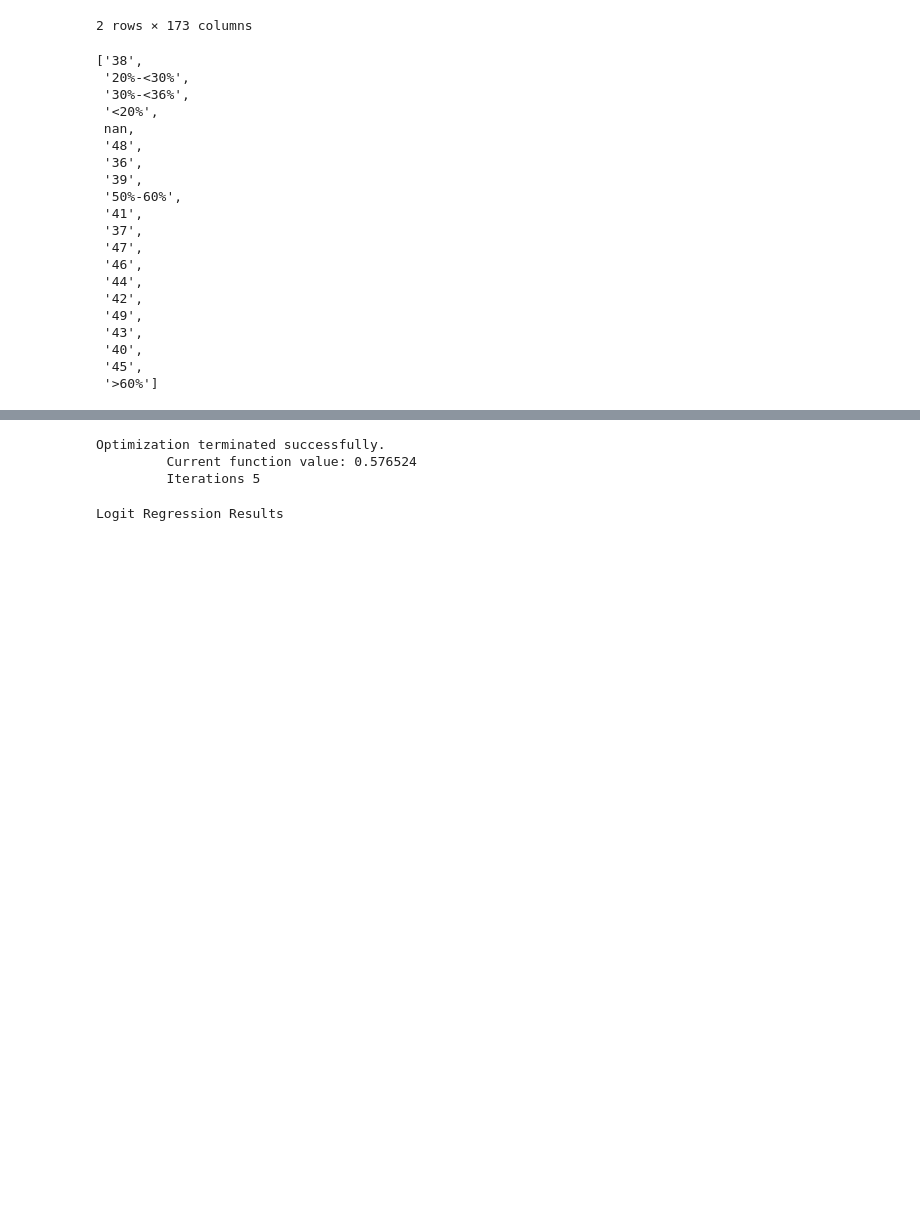
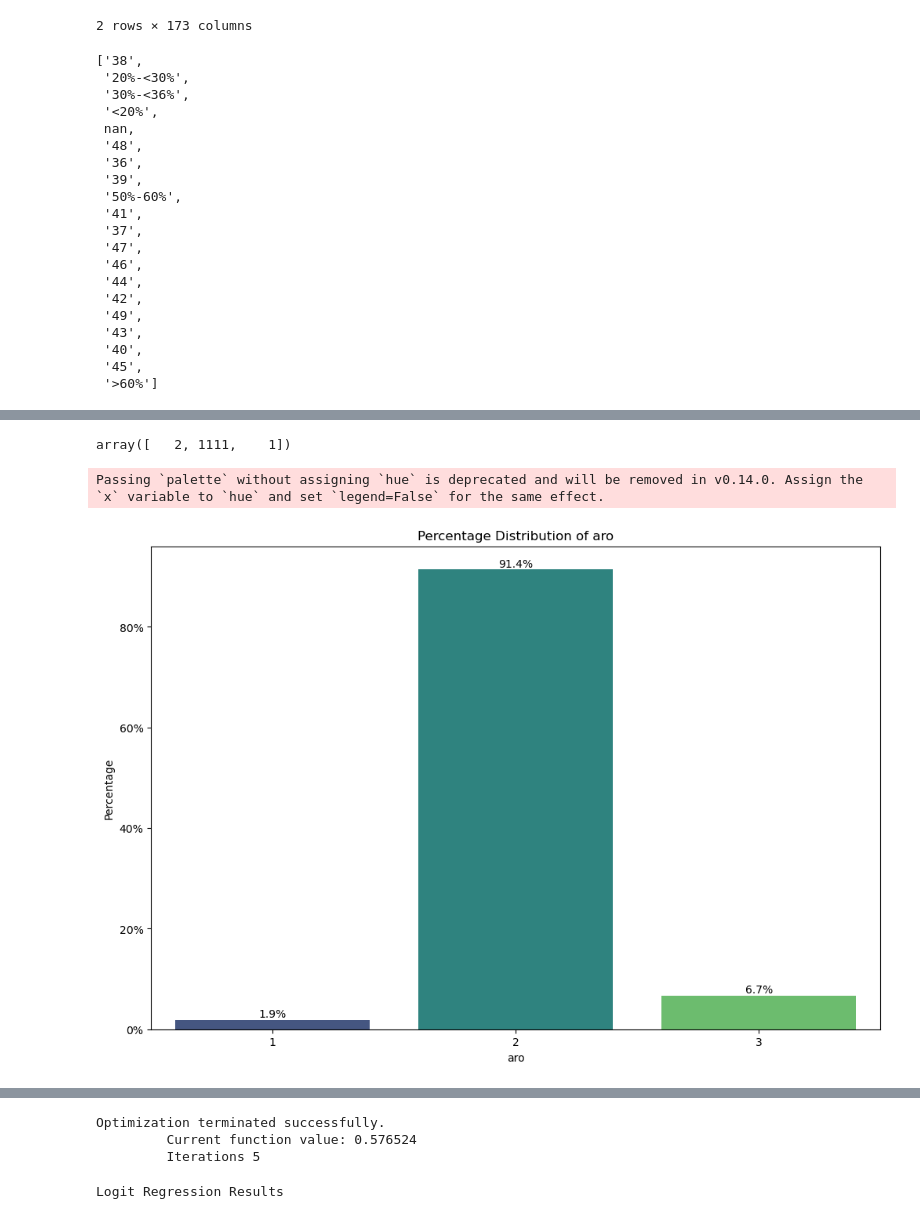
Before and after one commit to catdgomez/redlined_by_algorithm, a Jupyter notebook: notebooks/redlined_by_algorithm_exploratory.ipynb, the cells around one changed output, grey strips where cells are left out. Cells and saved outputs as stored; diff of their text form; code cells hidden in the pictures; blank space fills up the shorter version.

Commit message:
add bar plot showing category frequencies

```diff
--- a/notebooks/redlined_by_algorithm_exploratory.ipynb
+++ b/notebooks/redlined_by_algorithm_exploratory.ipynb
@@ -815,0 +929,33 @@ hmda_ohe_dr['debt_to_income_ratio'].unique().tolist() #astype(str)
+# %%
+hmda_ohe_dr['negative_amortization'].unique()
+# %% [output]
+array([   2, 1111,    1])
+# %%
+# create dummy data (Replace this with your DataFrame and column)
+data = hmda_ohe_dr['applicant_race_observed']
+df = hmda_ohe_dr
+
+# calculate percentages (normalize=True gives fractions, multiply by 100)
+pct_df = (
+    df['applicant_race_observed'].value_counts(normalize=True).reset_index(name="Percentage")
+)
+pct_df["Percentage"] *= 100
+
+# plot the bar graph
+plt.figure(figsize=(12, 8))
+ax = sns.barplot(x='applicant_race_observed', y="Percentage", data=pct_df, palette="viridis", legend=False)
+
+# format y axis as percentage
+ax.yaxis.set_major_formatter(mtick.PercentFormatter())
+
+# add percentage labels on top of each bar
+for container in ax.containers:
+    ax.bar_label(container, fmt="%.1f%%")
+
+plt.title("Percentage Distribution of aro")
+plt.ylabel("Percentage")
+plt.xlabel("aro")
+plt.show()
+# %% [output]
+Passing `palette` without assigning `hue` is deprecated and will be removed in v0.14.0. Assign the `x` variable to `hue` and set `legend=False` for the same effect.
+[figure, added]
```
Also changed, not shown: parts of 24 cells of this notebook.
